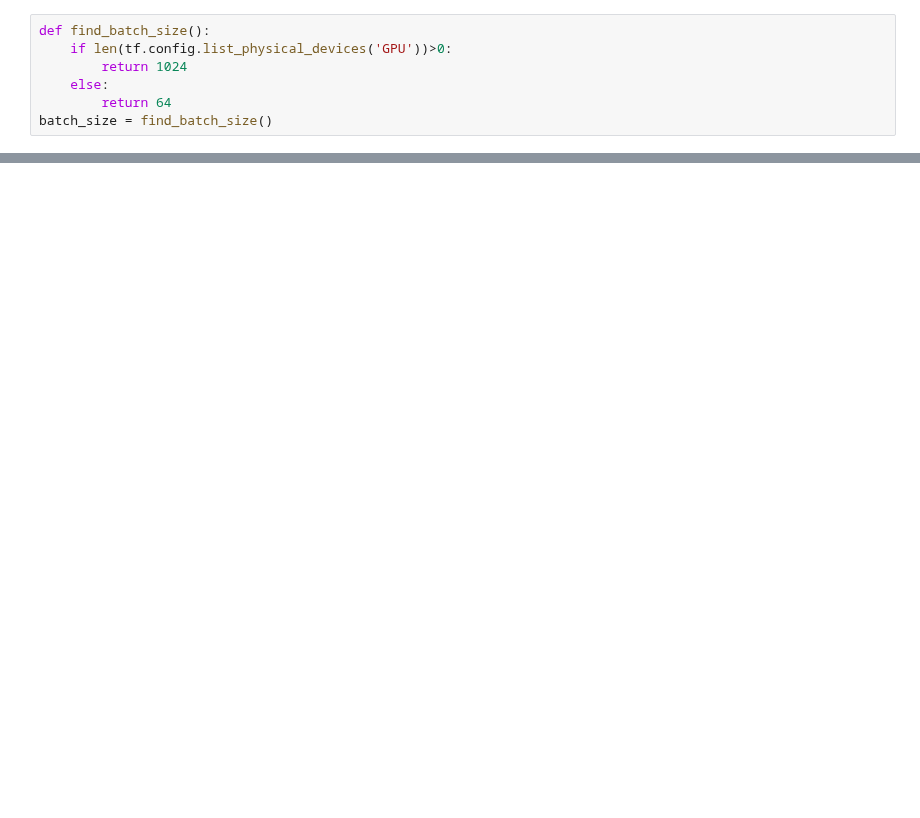
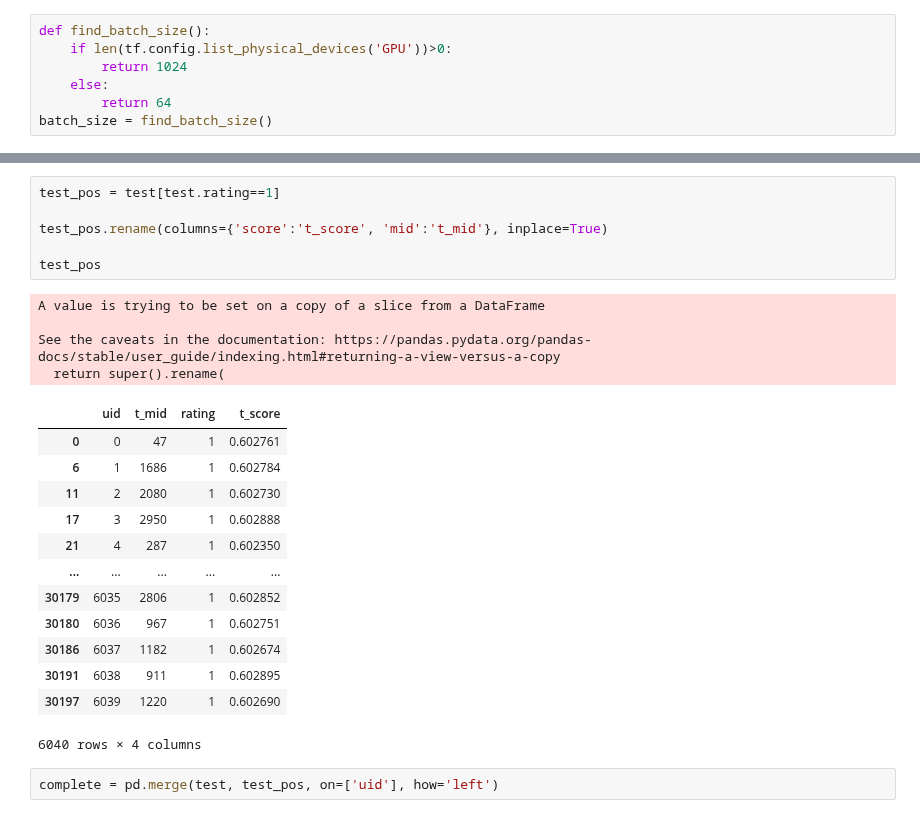
Before and after one commit to fcancedda/NFPCF, a Jupyter notebook: model.ipynb, the cells around one changed output, grey strips where cells are left out. Drawn from its saved outputs; the diff is of its cells as text; blank space fills up the shorter version.

```diff
--- a/model.ipynb
+++ b/model.ipynb
@@ -85,0 +126,26 @@ next(iter(D))
+# %%
+test_pos = test[test.rating==1]
+
+test_pos.rename(columns={'score':'t_score', 'mid':'t_mid'}, inplace=True)
+
+test_pos
+# %% [output]
+A value is trying to be set on a copy of a slice from a DataFrame
+
+See the caveats in the documentation: https://pandas.pydata.org/pandas-docs/stable/user_guide/indexing.html#returning-a-view-versus-a-copy
+  return super().rename(
+|  | uid | t_mid | rating | t_score |
+| 0 | 0 | 47 | 1 | 0.602761 |
+| 6 | 1 | 1686 | 1 | 0.602784 |
+| 11 | 2 | 2080 | 1 | 0.602730 |
+| 17 | 3 | 2950 | 1 | 0.602888 |
+| 21 | 4 | 287 | 1 | 0.602350 |
+| ... | ... | ... | ... | ... |
+| 30179 | 6035 | 2806 | 1 | 0.602852 |
+| 30180 | 6036 | 967 | 1 | 0.602751 |
+| 30186 | 6037 | 1182 | 1 | 0.602674 |
+| 30191 | 6038 | 911 | 1 | 0.602895 |
+| 30197 | 6039 | 1220 | 1 | 0.602690 |
+6040 rows × 4 columns
+# %%
+complete = pd.merge(test, test_pos, on=['uid'], how='left')
```
Also changed, not shown: parts of 24 cells of this notebook, 1 other file.
